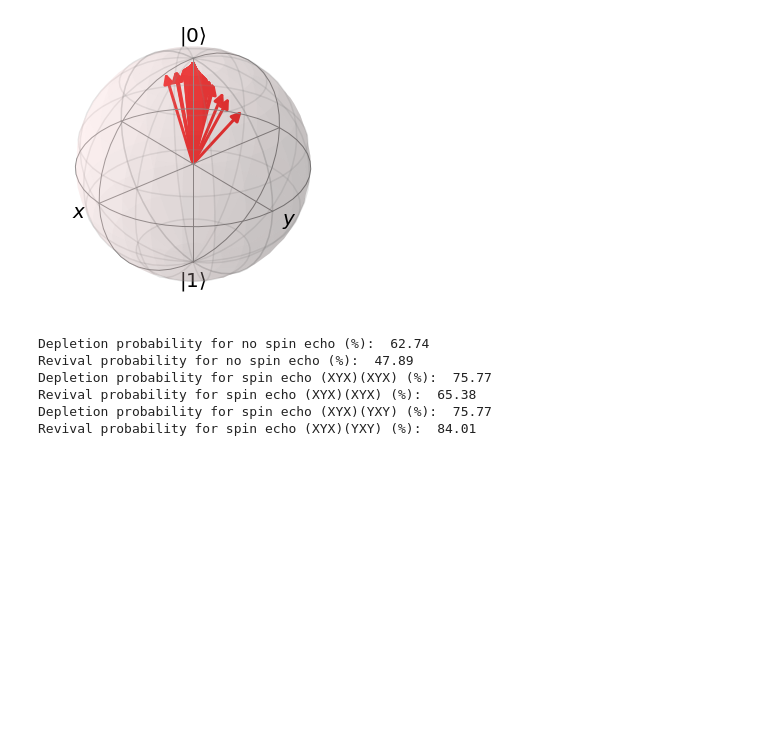
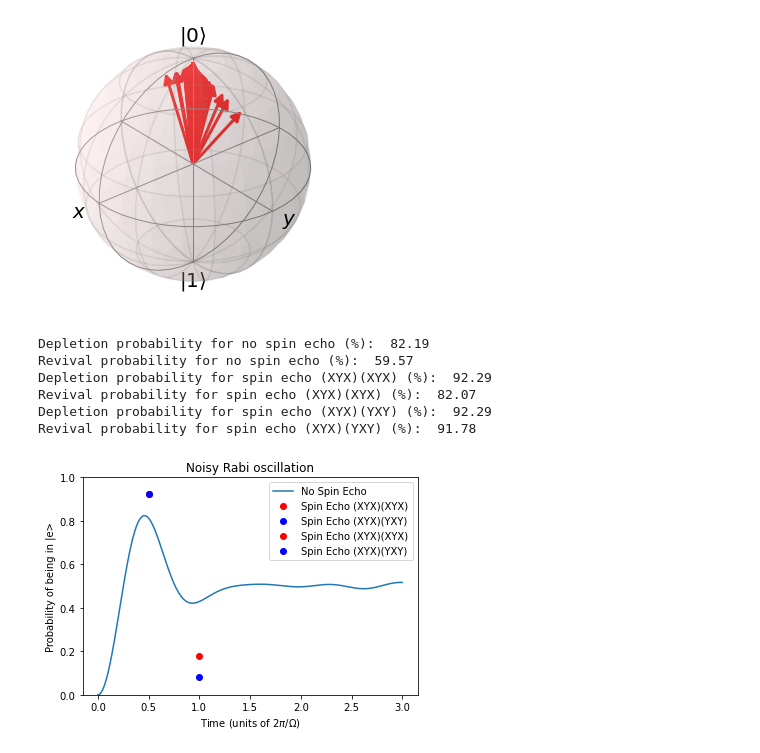
Before and after one commit to geoffrey-zheng/SrF-Calcs, a Jupyter notebook: Microwaves/Rotational-State-Transfer/spin-echo.ipynb, the cells around one changed output. Cells and saved outputs as stored; diff of their text form; code cells hidden in the pictures; blank space fills up the shorter version.

```diff
--- a/Microwaves/Rotational-State-Transfer/spin-echo.ipynb
+++ b/Microwaves/Rotational-State-Transfer/spin-echo.ipynb
@@ -643,7 +643,7 @@ ani.save('rabi_spin_echo_double_alt.mp4', fps=50, writer='ffmpeg')
 n = 1000 #number of spins
 delta = 0.0 #detuning in units of rabi frequency
 rabi0 = 1.0
-rabi_sigma = 0.5*rabi0
+rabi_sigma = 0.3*rabi0
 rabi = np.random.normal(rabi0, rabi_sigma, n)
 phi = 0.0*np.pi #phase of rabi frequency
 pulse = np.pi/(2*rabi0)
@@ -784,9 +784,23 @@ print('Revival probability for spin echo (XYX)(XYX) (%): ', np.round(avg_p_g_ech
 print('Depletion probability for spin echo (XYX)(YXY) (%): ', np.round(avg_p_e_echo_alt*100, 2))
 print('Revival probability for spin echo (XYX)(YXY) (%): ', np.round(avg_p_g_echo_alt*100, 2))
 # %% [output]
-Depletion probability for no spin echo (%):  62.74
-Revival probability for no spin echo (%):  47.89
-Depletion probability for spin echo (XYX)(XYX) (%):  75.77
-Revival probability for spin echo (XYX)(XYX) (%):  65.38
-Depletion probability for spin echo (XYX)(YXY) (%):  75.77
-Revival probability for spin echo (XYX)(YXY) (%):  84.01
+Depletion probability for no spin echo (%):  82.19
+Revival probability for no spin echo (%):  59.57
+Depletion probability for spin echo (XYX)(XYX) (%):  92.29
+Revival probability for spin echo (XYX)(XYX) (%):  82.07
+Depletion probability for spin echo (XYX)(YXY) (%):  92.29
+Revival probability for spin echo (XYX)(YXY) (%):  91.78
+# %%
+plt.plot(t1/(2*np.pi), avg_p_e, label='No Spin Echo')
+plt.plot(0.5, avg_p_e_echo_no_alt, 'ro', label='Spin Echo (XYX)(XYX)')
+plt.plot(0.5, avg_p_e_echo_alt, 'bo', label='Spin Echo (XYX)(YXY)')
+plt.plot(1.0, 1-avg_p_g_echo_no_alt, 'ro', label='Spin Echo (XYX)(XYX)')
+plt.plot(1.0, 1-avg_p_g_echo_alt, 'bo', label='Spin Echo (XYX)(YXY)')
+plt.xlabel('Time (units of 2$\pi$/$\Omega$)')
+plt.ylabel('Probability of being in |e>')
+plt.title('Noisy Rabi oscillation')
+plt.legend()
+plt.ylim([0,1])
+plt.show()
+# %% [output]
+[figure, added]
```
Also changed, not shown: parts of 2 cells of this notebook, 1 other file.
